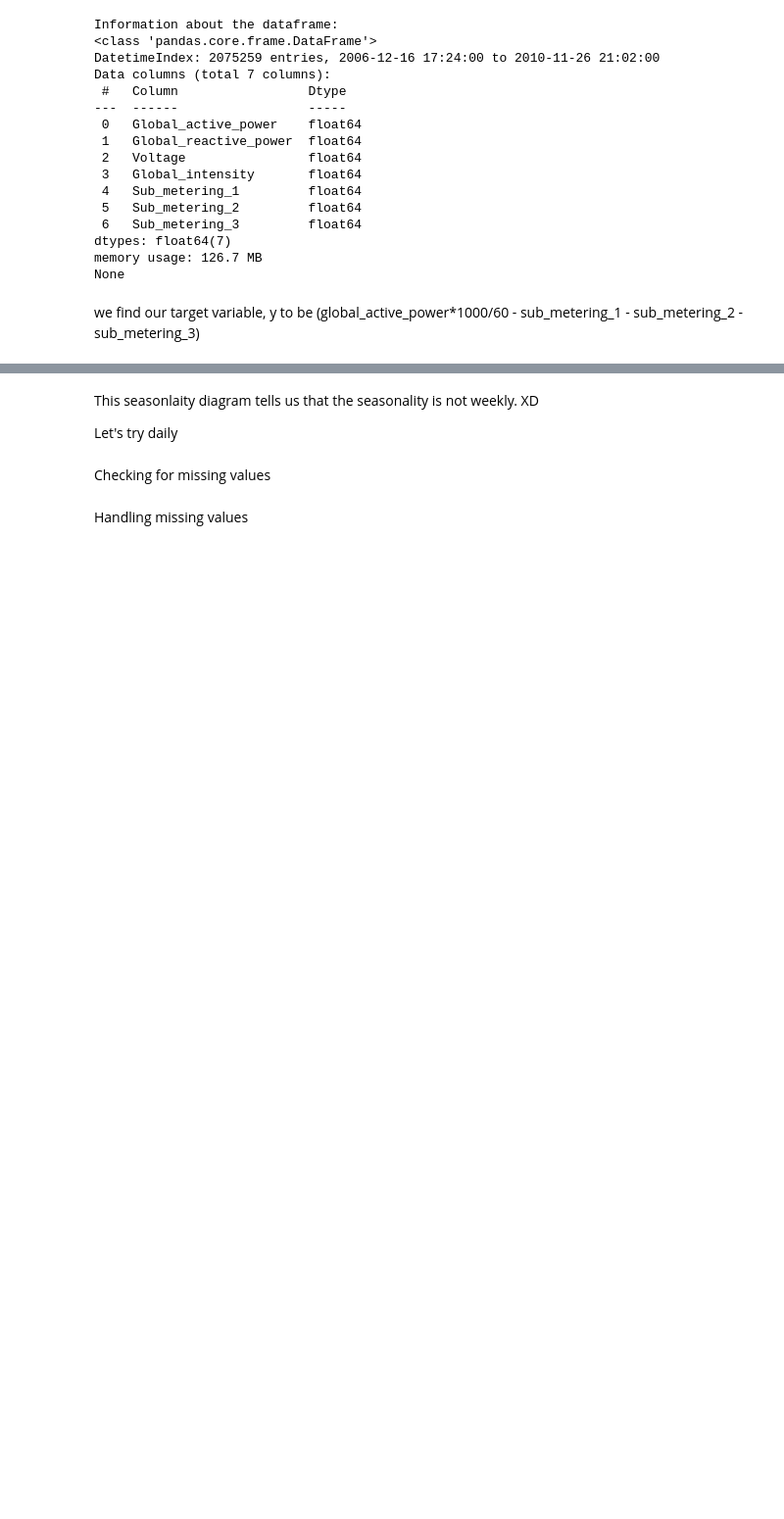
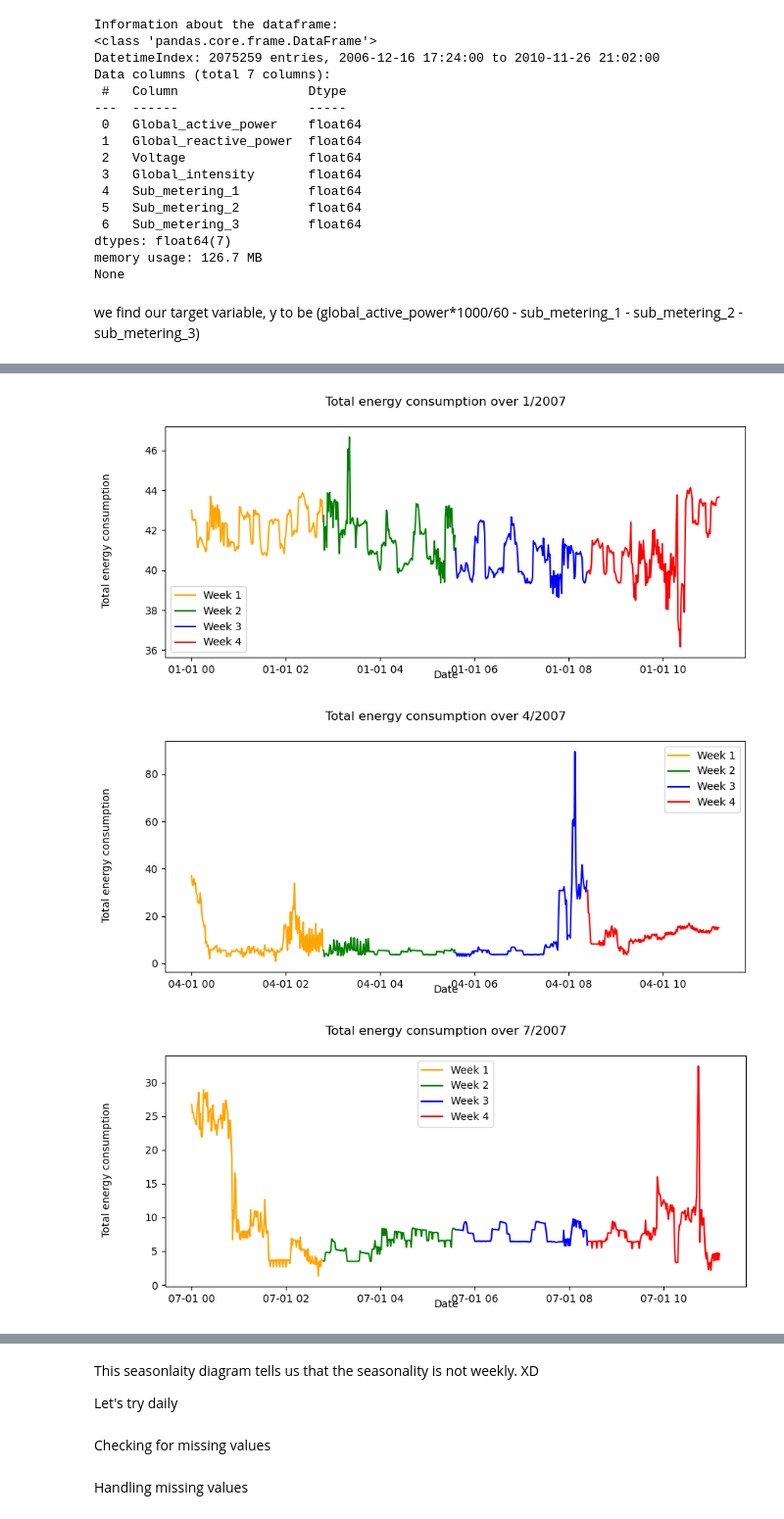
Before and after one commit to ChantelleAA/Housing_Electricity_Consumption_ADAML_Project_2, a Jupyter notebook: House_Project.ipynb, the cells around one changed output, grey strips where cells are left out. Shown: that part at 98% size. Drawn from its saved outputs; the diff is of its cells as text; code cells hidden in the pictures; blank space fills up the shorter version.

```diff
--- a/House_Project.ipynb
+++ b/House_Project.ipynb
@@ -128,0 +98,35 @@ plot_monthly_consumption(1, 2007)
+# %%
+# Define a function to plot the total energy consumption over a given month
+def plot_monthly_consumption(month, year):
+  # Filter the data for the given month and year
+  df_month = df.loc[(df.index.month == month) & (df.index.year == year)]
+  # Create a single plot with one row and one column
+  fig, ax = plt.subplots(1, 1, figsize=(10, 4))
+  # Loop over the four weeks and plot the data on the same axis, with different colors and labels
+  for i in range(4):
+    # Get the start and end dates of the week
+    start = df_month.index[i*7*24]
+    end = df_month.index[(i+1)*7*24-1]
+    # Filter the data for the week
+    df_weekly = df_month.loc[start:end]
+    # Plot the data on the same axis, with different colors and labels
+    ax.plot(df_weekly.index, df_weekly['total_energy_consumption'], color=['orange', 'green', 'blue', 'red'][i], label=f'Week {i+1}')
+  # Add a title with the month and year
+  fig.suptitle(f'Total energy consumption over {month}/{year}')
+  # Add a common x-axis label
+  fig.text(0.5, 0.04, 'Date', ha='center')
+  # Add a common y-axis label
+  fig.text(0.04, 0.5, 'Total energy consumption', va='center', rotation='vertical')
+  # Add a legend
+  plt.legend()
+  # Show the plot
+  plt.show()
+
+# Plot the total energy consumption over January 1981
+plot_monthly_consumption(1, 2007)
+plot_monthly_consumption(4, 2007)
+plot_monthly_consumption(7, 2007)
+# %% [output]
+[figure, added]
+[figure, added]
+[figure, added]
```
Also changed, not shown: parts of 4 cells of this notebook.
